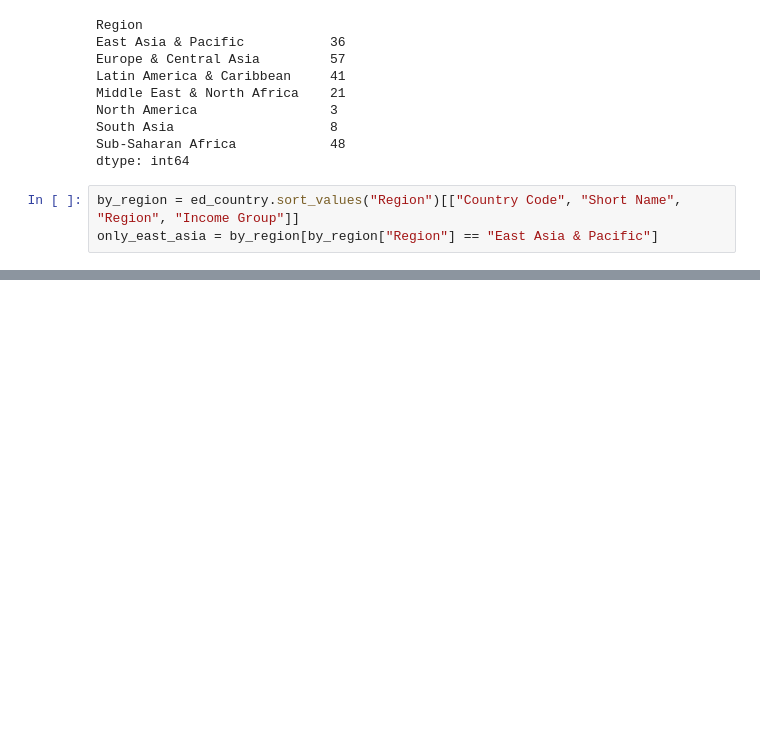
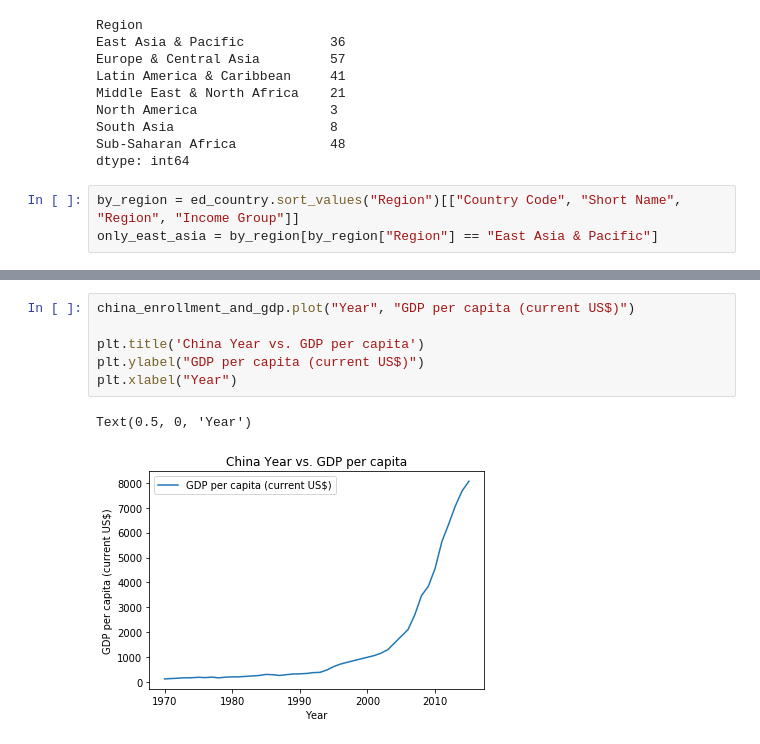
Before and after one commit to anika-rawat/dss2019, a Jupyter notebook: dss sp19/dss_sp19_education.ipynb, the cells around one changed output, grey strips where cells are left out. Drawn from its saved outputs; the diff is of its cells as text; blank space fills up the shorter version.

```diff
--- a/dss sp19/dss_sp19_education.ipynb
+++ b/dss sp19/dss_sp19_education.ipynb
@@ -94,3 +129,12 @@ china_enrollment_and_gdp.head()
 | 1974 | 1974 | 160.14 | 1.35704e+08 | 3.49468e+07 | 313645 |
 | 1975 | 1975 | 178.342 | 1.44814e+08 | 3.71379e+07 | 429981 |
 | 1976 | 1976 | 165.406 | 1.50941e+08 | 4.53684e+07 | 500993 |
+# %%
+china_enrollment_and_gdp.plot("Year", "GDP per capita (current US$)")
+
+plt.title('China Year vs. GDP per capita')
+plt.ylabel("GDP per capita (current US$)")
+plt.xlabel("Year")
+# %% [output]
+Text(0.5, 0, 'Year')
+[figure, added]
```
Also changed, not shown: parts of 18 cells of this notebook.
